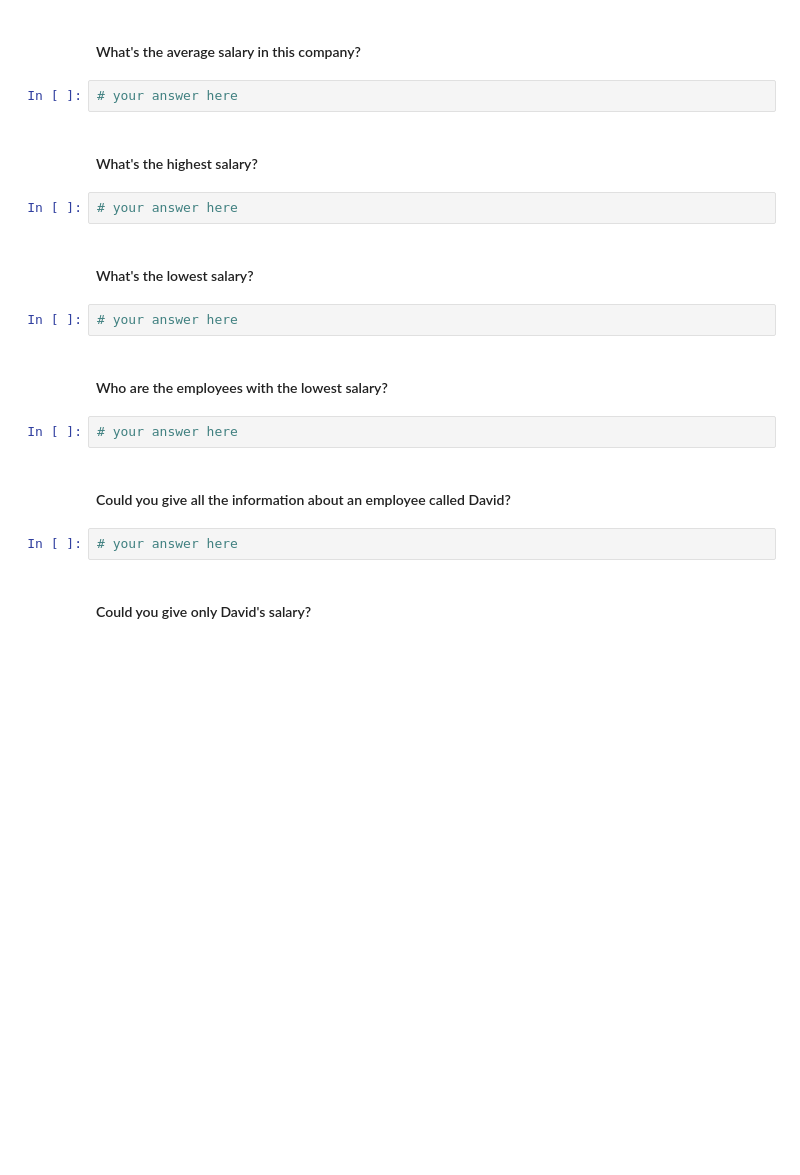
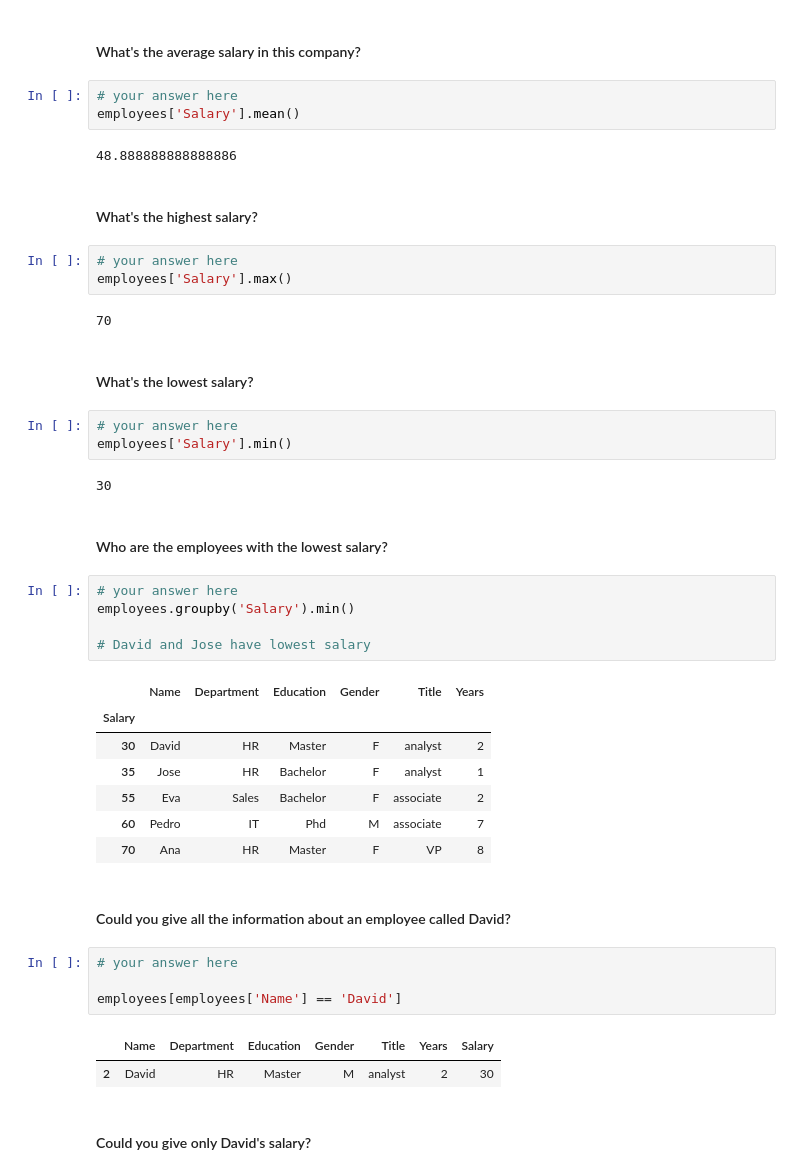
Before and after one commit to ta-data-bcn/lab-subsetting-and-descriptive-stats, a Jupyter notebook: your-code/main.ipynb, the cells around one changed output. Saved outputs shown, nothing was run; the diff lists cells and outputs as text; blank space fills up the shorter version.

```diff
--- a/your-code/main.ipynb
+++ b/your-code/main.ipynb
@@ -64,22 +186,47 @@
 #### What's the average salary in this company?
 # %%
 # your answer here
+employees['Salary'].mean()
+# %% [output]
+48.888888888888886
 # %% [markdown]
 #### What's the highest salary?
 # %%
 # your answer here
+employees['Salary'].max()
+# %% [output]
+70
 # %% [markdown]
 #### What's the lowest salary?
 # %%
 # your answer here
+employees['Salary'].min()
+# %% [output]
+30
 # %% [markdown]
 #### Who are the employees with the lowest salary?
-# %%
-# your answer here
+# %%
+# your answer here
+employees.groupby('Salary').min()
+
+# David and Jose have lowest salary
+# %% [output]
+|  | Name | Department | Education | Gender | Title | Years |
+| Salary |  |  |  |  |  |  |
+| 30 | David | HR | Master | F | analyst | 2 |
+| 35 | Jose | HR | Bachelor | F | analyst | 1 |
+| 55 | Eva | Sales | Bachelor | F | associate | 2 |
+| 60 | Pedro | IT | Phd | M | associate | 7 |
+| 70 | Ana | HR | Master | F | VP | 8 |
 # %% [markdown]
 #### Could you give all the information about an employee called David?
 # %%
 # your answer here
+
+employees[employees['Name'] == 'David']
+# %% [output]
+|  | Name | Department | Education | Gender | Title | Years | Salary |
+| 2 | David | HR | Master | M | analyst | 2 | 30 |
 # %% [markdown]
 #### Could you give only David's salary?
 # %%
```
Also changed, not shown: parts of 29 cells of this notebook.
